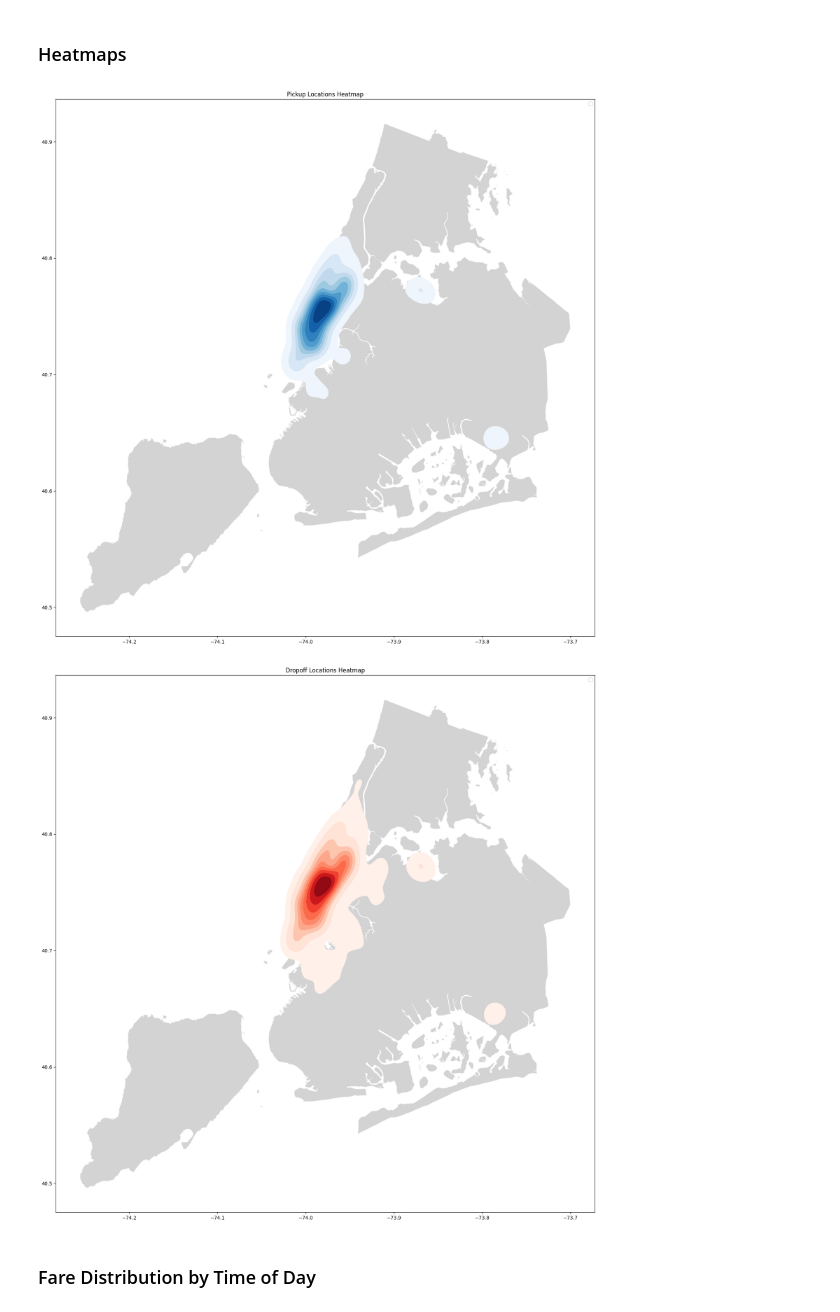
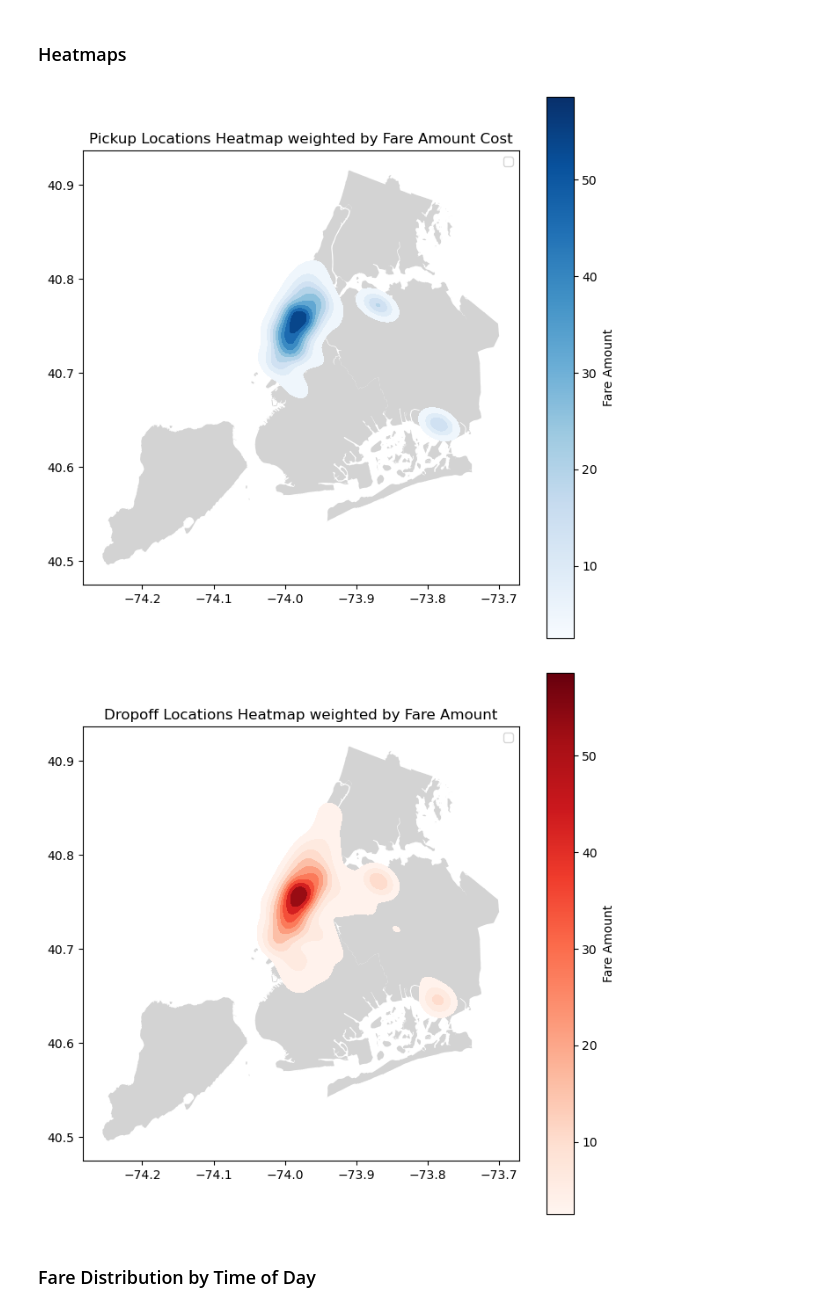
Before and after one commit to Mannvika/FinalProject, a Jupyter notebook: FinalProject.ipynb, the cells around one changed output. Drawn from its saved outputs; the diff is of its cells as text; code cells hidden in the pictures.

```diff
--- a/FinalProject.ipynb
+++ b/FinalProject.ipynb
@@ -196,25 +212,39 @@ plt.show()
 pickup_coords = np.array([pickup_gdf.geometry.x, pickup_gdf.geometry.y]).T
 dropoff_coords = np.array([dropoff_gdf.geometry.x, dropoff_gdf.geometry.y]).T
 # %%
-# Plot Pickup Heatmap
-fig, ax = plt.subplots(figsize=(20, 20))
+# Plot pickup heatmap, with the weight based on the cost
+fig, ax = plt.subplots(figsize=(8, 8))
 nyc_boundary.plot(ax=ax, color='lightgrey')
-sns.kdeplot(x=pickup_coords[:, 0], y=pickup_coords[:, 1], ax=ax, cmap='Blues', fill=True, alpha=1, label='Pickup Locations')
+sns.kdeplot(x=pickup_coords[:, 0], y=pickup_coords[:, 1], weights=pickup_gdf['fare_amount'], ax=ax, cmap='Blues', fill=True, alpha=1, label='Pickup Locations')
+
+# Get a color bar to show the cost increase
+sm = plt.cm.ScalarMappable(cmap='Blues', norm=mcolors.Normalize(vmin=pickup_gdf['fare_amount'].min(), vmax=pickup_gdf['fare_amount'].max()))
+sm.set_array([])
+cbar = plt.colorbar(sm, ax=ax)
+cbar.set_label('Fare Amount')
+
 plt.legend()
-plt.title('Pickup Locations Heatmap')
+plt.title('Pickup Locations Heatmap weighted by Fare Amount Cost')
 plt.show()
 # %% [output]
-[figure, old version]
+[figure, new version]
 # %%
-# Plot Dropoff Heatmap
-fig, ax = plt.subplots(figsize=(20, 20))
+# Plot dropoff heap with weight based on fare cost
+fig, ax = plt.subplots(figsize=(8, 8))
 nyc_boundary.plot(ax=ax, color='lightgrey')
-sns.kdeplot(x=dropoff_coords[:, 0], y=dropoff_coords[:, 1], ax=ax, cmap='Reds', fill=True, alpha=1, label='Dropoff Locations')
+sns.kdeplot(x=dropoff_coords[:, 0], y=dropoff_coords[:, 1], weights=dropoff_gdf['fare_amount'], ax=ax, cmap='Reds', fill=True, alpha=1, label='Dropoff Locations')
+
+# Get the colorbar for this
+sm = plt.cm.ScalarMappable(cmap='Reds', norm=mcolors.Normalize(vmin=dropoff_gdf['fare_amount'].min(), vmax=dropoff_gdf['fare_amount'].max()))
+sm.set_array([])
+cbar = plt.colorbar(sm, ax=ax)
+cbar.set_label('Fare Amount')
+
 plt.legend()
-plt.title('Dropoff Locations Heatmap')
+plt.title('Dropoff Locations Heatmap weighted by Fare Amount')
 plt.show()
 # %% [output]
-[figure, old version]
+[figure, new version]
 # %% [markdown]
 ### Fare Distribution by Time of Day
 # %%
```
Also changed, not shown: parts of 37 cells of this notebook, 1 other file.
